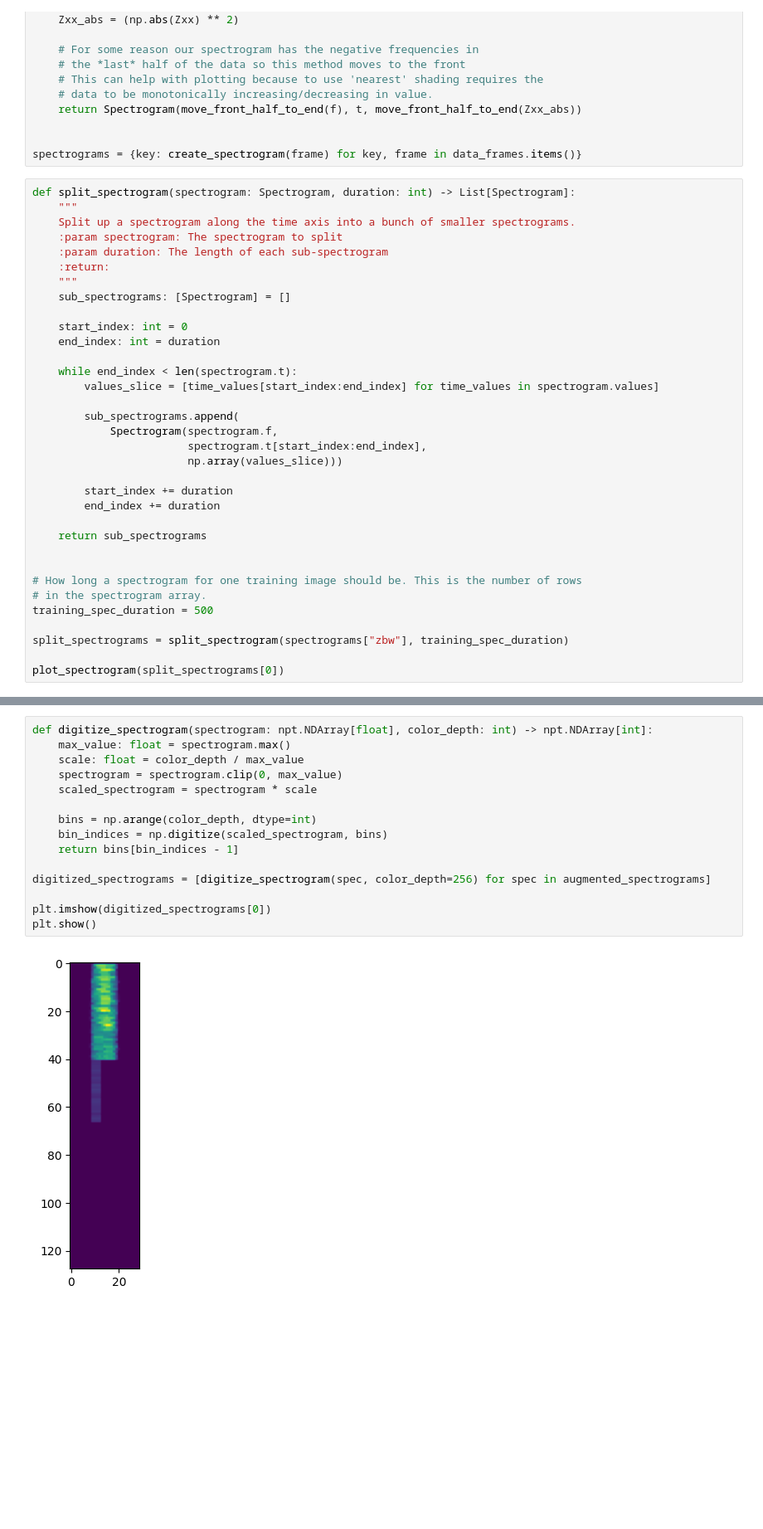
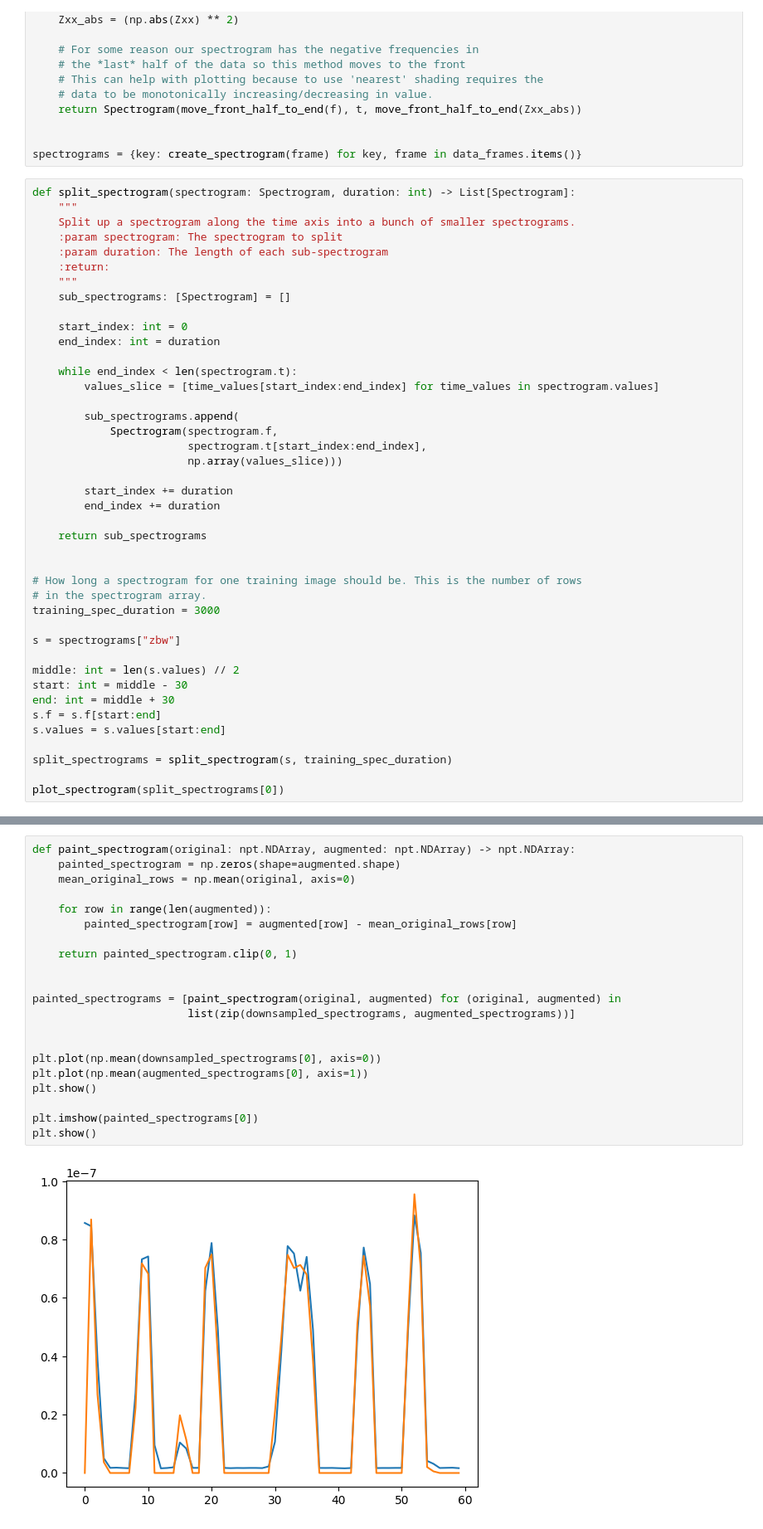
Before and after one commit to sds100/TinyMLSpectrumSensing, a Jupyter notebook: cnn.ipynb, the cells around one changed output, grey strips where cells are left out. Shown at 83% size. Cells and saved outputs as stored; diff of their text form; blank space fills up the shorter version.

```diff
--- a/cnn.ipynb
+++ b/cnn.ipynb
@@ -119,9 +119,17 @@ def split_spectrogram(spectrogram: Spectrogram, duration: int) -> List[Spectrogr
 
 # How long a spectrogram for one training image should be. This is the number of rows
 # in the spectrogram array.
-training_spec_duration = 500
+training_spec_duration = 3000
 
-split_spectrograms = split_spectrogram(spectrograms["zbw"], training_spec_duration)
+s = spectrograms["zbw"]
+
+middle: int = len(s.values) // 2
+start: int = middle - 30
+end: int = middle + 30
+s.f = s.f[start:end]
+s.values = s.values[start:end]
+
+split_spectrograms = split_spectrogram(s, training_spec_duration)
 
 plot_spectrogram(split_spectrograms[0])
 # %% [output]
@@ -220,17 +211,23 @@ plt.show()
 # %%
-def digitize_spectrogram(spectrogram: npt.NDArray[float], color_depth: int) -> npt.NDArray[int]:
-    max_value: float = spectrogram.max()
-    scale: float = color_depth / max_value
-    spectrogram = spectrogram.clip(0, max_value)
-    scaled_spectrogram = spectrogram * scale
+def paint_spectrogram(original: npt.NDArray, augmented: npt.NDArray) -> npt.NDArray:
+    painted_spectrogram = np.zeros(shape=augmented.shape)
+    mean_original_rows = np.mean(original, axis=0)
 
-    bins = np.arange(color_depth, dtype=int)
-    bin_indices = np.digitize(scaled_spectrogram, bins)
-    return bins[bin_indices - 1]
+    for row in range(len(augmented)):
+        painted_spectrogram[row] = augmented[row] - mean_original_rows[row]
 
-digitized_spectrograms = [digitize_spectrogram(spec, color_depth=256) for spec in augmented_spectrograms]
+    return painted_spectrogram.clip(0, 1)
 
-plt.imshow(digitized_spectrograms[0])
+
+painted_spectrograms = [paint_spectrogram(original, augmented) for (original, augmented) in
+                        list(zip(downsampled_spectrograms, augmented_spectrograms))]
+
+
+plt.plot(np.mean(downsampled_spectrograms[0], axis=0))
+plt.plot(np.mean(augmented_spectrograms[0], axis=1))
 plt.show()
+
+plt.imshow(painted_spectrograms[0])
+plt.show()
 # %% [output]
-[figure, old version]
+[figure, new version]
```
Also changed, not shown: parts of 7 cells of this notebook, 1 other file.
